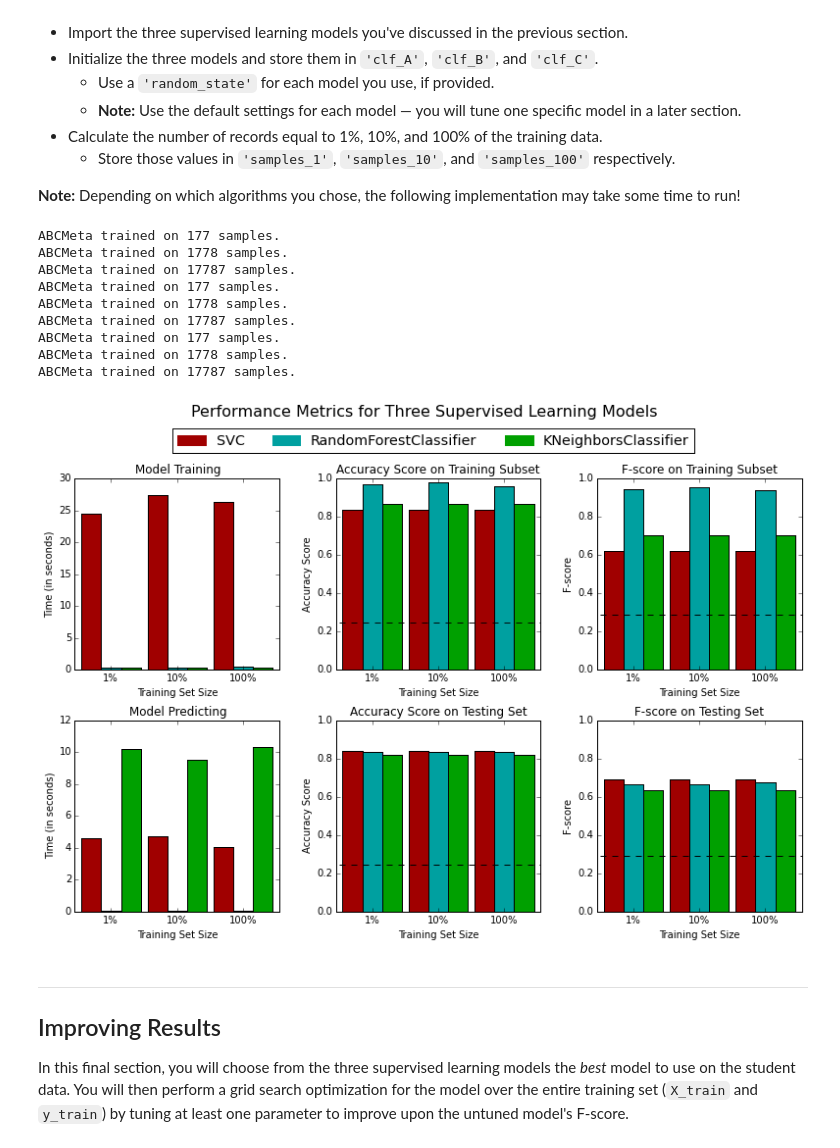
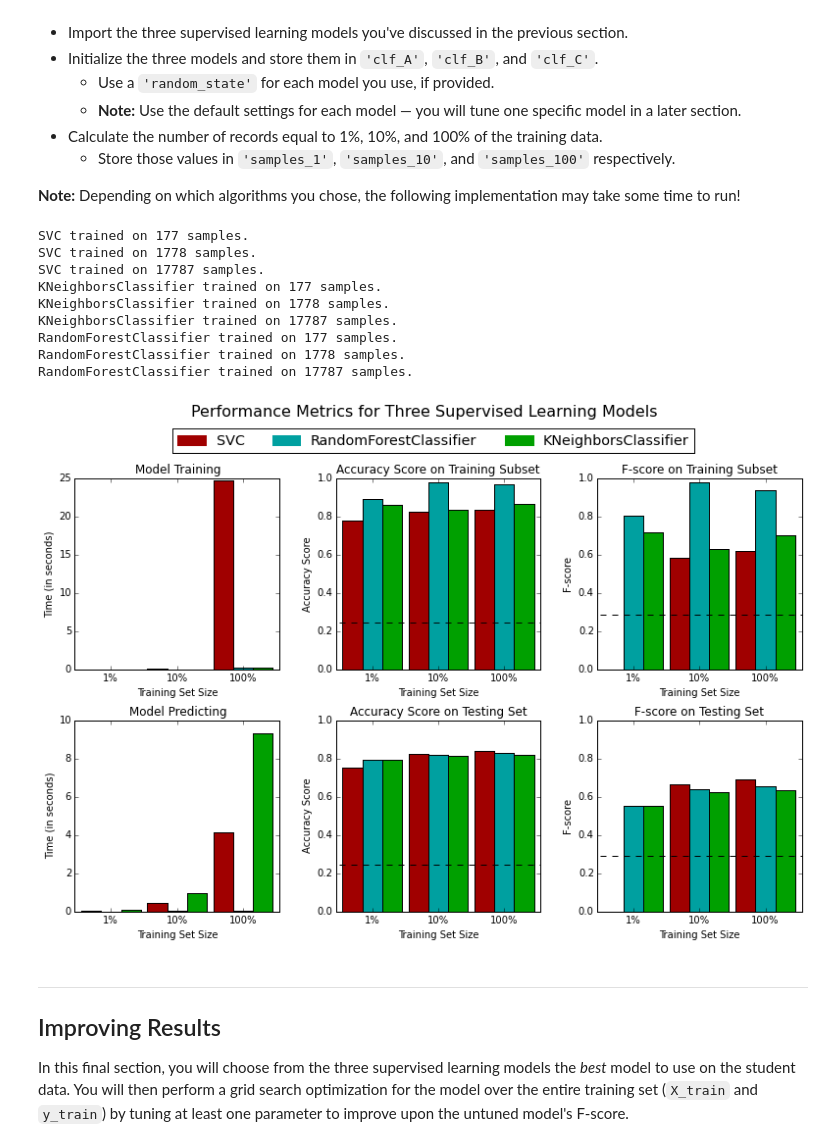
Before and after one commit to erk52/machine-learning, a Jupyter notebook: projects/finding_donors/finding_donors.ipynb, the cells around one changed output. Cells and saved outputs as stored; diff of their text form; code cells hidden in the pictures.

```diff
--- a/projects/finding_donors/finding_donors.ipynb
+++ b/projects/finding_donors/finding_donors.ipynb
@@ -166,7 +168,10 @@ Additionally, as with the non-numeric features, we need to convert the non-numer
 features_final = pd.get_dummies(features_log_minmax_transform)
 
 # TODO: Encode the 'income_raw' data to numerical values
-income = income_raw.map(lambda x: int(x=='>50K'))
+#income = income_raw.map(lambda x: int(x=='>50K'))
+from sklearn.preprocessing import LabelEncoder
+encoder = LabelEncoder()
+income = pd.Series(encoder.fit_transform(income_raw))
 
 # Print the number of features after one-hot encoding
 encoded = list(features_final.columns)
@@ -247,7 +248,7 @@ FN = 0 # No predicted negatives in the naive case
 
 # TODO: Calculate accuracy, precision and recall
 accuracy = TP / len(income)#Ratio of correct / total predictions
-recall = TP / (TP + 0) #0 False negatives, since we (naively) identify all values as positive
+recall = TP / (TP + FN) #0 False negatives, since we (naively) identify all values as positive
 precision = TP / (TP + FP)
 
 # TODO: Calculate F-score using the formula above for beta = 0.5 and correct values for precision and recall.
@@ -330,8 +331,8 @@ def train_predict(learner, sample_size, X_train, y_train, X_test, y_test):
 
     # TODO: Fit the learner to the training data using slicing with 'sample_size' using .fit(training_features[:], training_labels[:])
     start = time() # Get start time
-    clf = learner()
-    clf.fit(X_train, y_train)
+
+    learner.fit(X_train[:sample_size], y_train[:sample_size])
     end = time() # Get end time
 
     # TODO: Calculate the training time
@@ -360,7 +361,7 @@ def train_predict(learner, sample_size, X_train, y_train, X_test, y_test):
     results['f_test'] = fbeta_score(y_test,predictions_test,.5)
 
     # Success
-    print("{} trained on {} samples.".format(learner.__name__, sample_size))
+    print("{} trained on {} samples.".format(learner.__class__.__name__, sample_size))
 
     # Return the results
     return results
@@ -378,42 +379,42 @@ In the code cell, you will need to implement the following:
 # %%
 from sklearn.svm import SVC
 from sklearn.neighbors import KNeighborsClassifier
 from sklearn.ensemble import RandomForestClassifier
 # TODO: Initialize the three models
-clf_A = SVC
-clf_B = KNeighborsClassifier
-clf_C = RandomForestClassifier
+clf_A = SVC()
+clf_B = KNeighborsClassifier()
+clf_C = RandomForestClassifier(random_state=29)
 
 # TODO: Calculate the number of samples for 1%, 10%, and 100% of the training data
 # HINT: samples_100 is the entire training set i.e. len(y_train)
 # HINT: samples_10 is 10% of samples_100
 # HINT: samples_1 is 1% of samples_100
 samples_100 = len(y_train)
 samples_10 = int(.1*len(y_train))
 samples_1 = int(.01*len(y_train))
 
 # Collect results on the learners
 results = {}
 for clf in [clf_A, clf_B, clf_C]:
-    clf_name = clf.__name__
+    clf_name = clf.__class__.__name__
     results[clf_name] = {}
     for i, samples in enumerate([samples_1, samples_10, samples_100]):
         results[clf_name][i] = \
         train_predict(clf, samples, X_train, y_train, X_test, y_test)
 
 # Run metrics visualization for the three supervised learning models chosen
 vs.evaluate(results, accuracy, fscore)
 # %% [output]
-ABCMeta trained on 177 samples.
-ABCMeta trained on 1778 samples.
-ABCMeta trained on 17787 samples.
-ABCMeta trained on 177 samples.
-ABCMeta trained on 1778 samples.
-ABCMeta trained on 17787 samples.
-ABCMeta trained on 177 samples.
-ABCMeta trained on 1778 samples.
-ABCMeta trained on 17787 samples.
+SVC trained on 177 samples.
+SVC trained on 1778 samples.
+SVC trained on 17787 samples.
+KNeighborsClassifier trained on 177 samples.
+KNeighborsClassifier trained on 1778 samples.
+KNeighborsClassifier trained on 17787 samples.
+RandomForestClassifier trained on 177 samples.
+RandomForestClassifier trained on 1778 samples.
+RandomForestClassifier trained on 17787 samples.
-[figure, old version]
+[figure, new version]
 # %% [markdown]
 ----
 ## Improving Results
```
Also changed, not shown: parts of 10 cells of this notebook, 1 other file.
